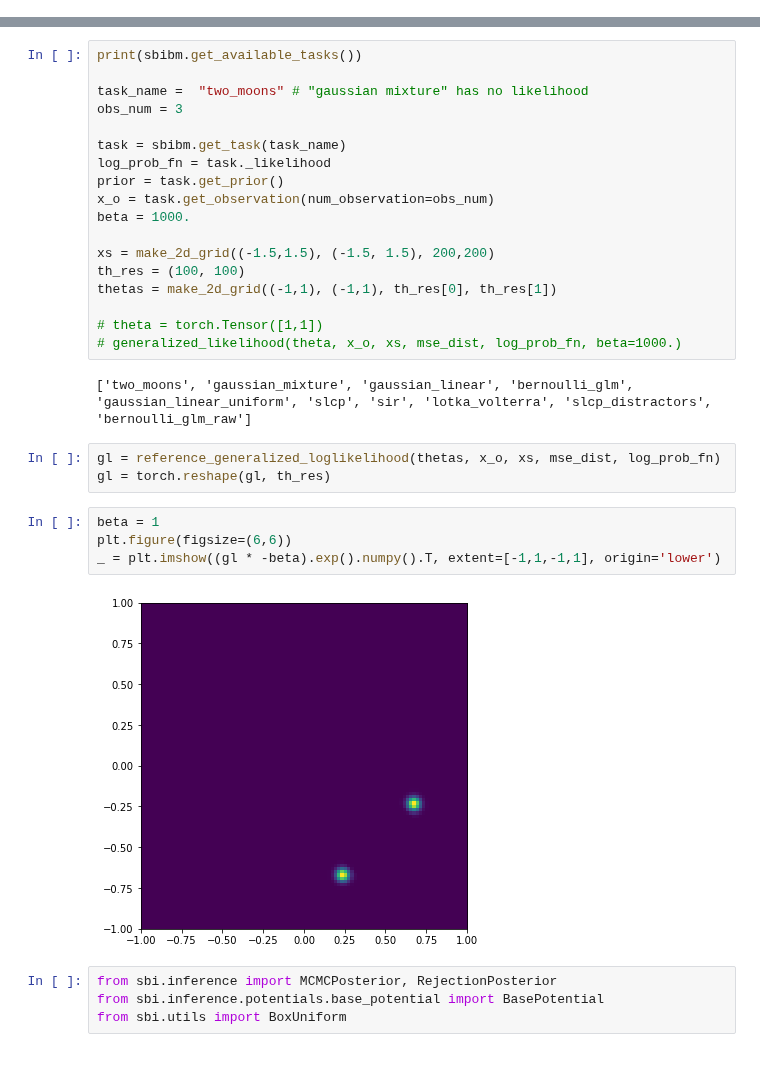
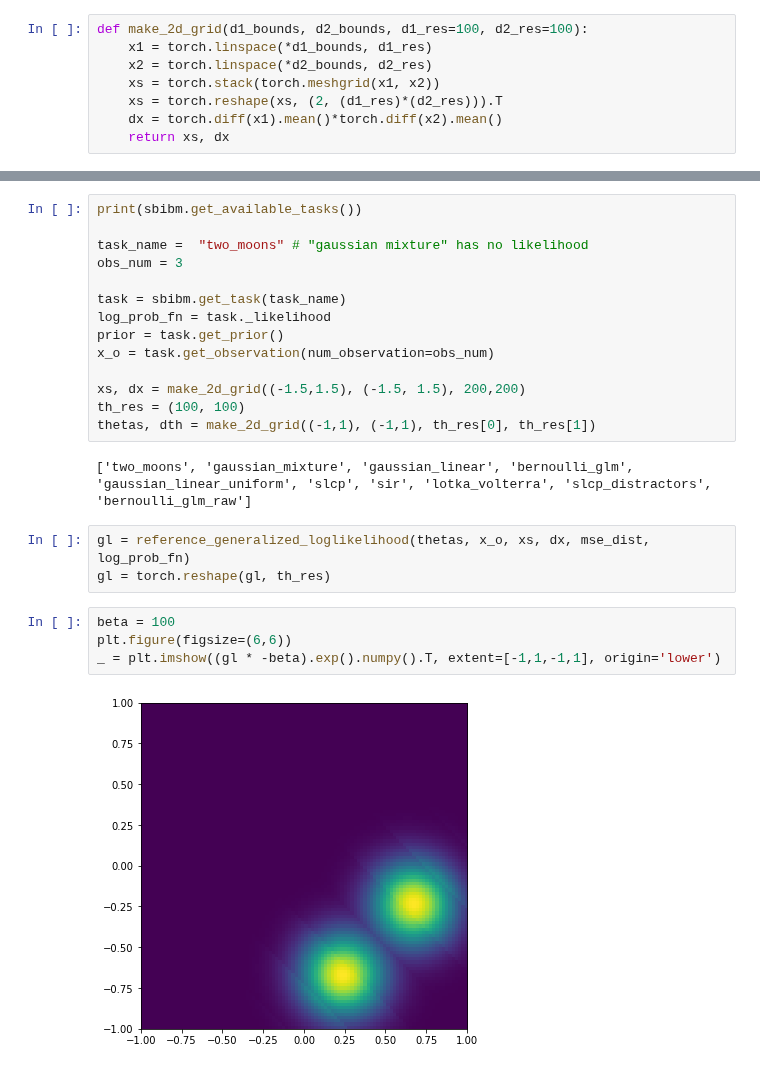
Before and after one commit to mackelab/neuralgbi, a Jupyter notebook: paper/fig2/notebooks/01_grid_posterior.ipynb, the cells around one changed output, grey strips where cells are left out. Cells and saved outputs as stored; diff of their text form.

```diff
--- a/paper/fig2/notebooks/01_grid_posterior.ipynb
+++ b/paper/fig2/notebooks/01_grid_posterior.ipynb
@@ -25,3 +33,11 @@ import matplotlib.pyplot as plt
+# %%
+def make_2d_grid(d1_bounds, d2_bounds, d1_res=100, d2_res=100):
+    x1 = torch.linspace(*d1_bounds, d1_res)
+    x2 = torch.linspace(*d2_bounds, d2_res)
+    xs = torch.stack(torch.meshgrid(x1, x2))
+    xs = torch.reshape(xs, (2, (d1_res)*(d2_res))).T
+    dx = torch.diff(x1).mean()*torch.diff(x2).mean()
+    return xs, dx
 # %%
 def mse_dist(xs, x_o):
     return torch.mean((xs - x_o)**2, dim=1)
@@ -76,29 +66,21 @@ task = sbibm.get_task(task_name)
 log_prob_fn = task._likelihood
 prior = task.get_prior()
 x_o = task.get_observation(num_observation=obs_num)
-beta = 1000.
 
-xs = make_2d_grid((-1.5,1.5), (-1.5, 1.5), 200,200)
+xs, dx = make_2d_grid((-1.5,1.5), (-1.5, 1.5), 200,200)
 th_res = (100, 100)
-thetas = make_2d_grid((-1,1), (-1,1), th_res[0], th_res[1])
-
-# theta = torch.Tensor([1,1])
-# generalized_likelihood(theta, x_o, xs, mse_dist, log_prob_fn, beta=1000.)
+thetas, dth = make_2d_grid((-1,1), (-1,1), th_res[0], th_res[1])
 # %% [output]
 ['two_moons', 'gaussian_mixture', 'gaussian_linear', 'bernoulli_glm', 'gaussian_linear_uniform', 'slcp', 'sir', 'lotka_volterra', 'slcp_distractors', 'bernoulli_glm_raw']
 # %%
-gl = reference_generalized_loglikelihood(thetas, x_o, xs, mse_dist, log_prob_fn)
+gl = reference_generalized_loglikelihood(thetas, x_o, xs, dx, mse_dist, log_prob_fn)
 gl = torch.reshape(gl, th_res)
 # %%
-beta = 1
+beta = 100
 plt.figure(figsize=(6,6))
 _ = plt.imshow((gl * -beta).exp().numpy().T, extent=[-1,1,-1,1], origin='lower')
 # %% [output]
-[figure, old version]
+[figure, new version]
-# %%
-from sbi.inference import MCMCPosterior, RejectionPosterior
-from sbi.inference.potentials.base_potential import BasePotential
-from sbi.utils import BoxUniform
 # %%
 class GBIPotential(BasePotential):
     allow_iid_x = False
```
Also changed, not shown: parts of 13 cells of this notebook, 3 other files.
